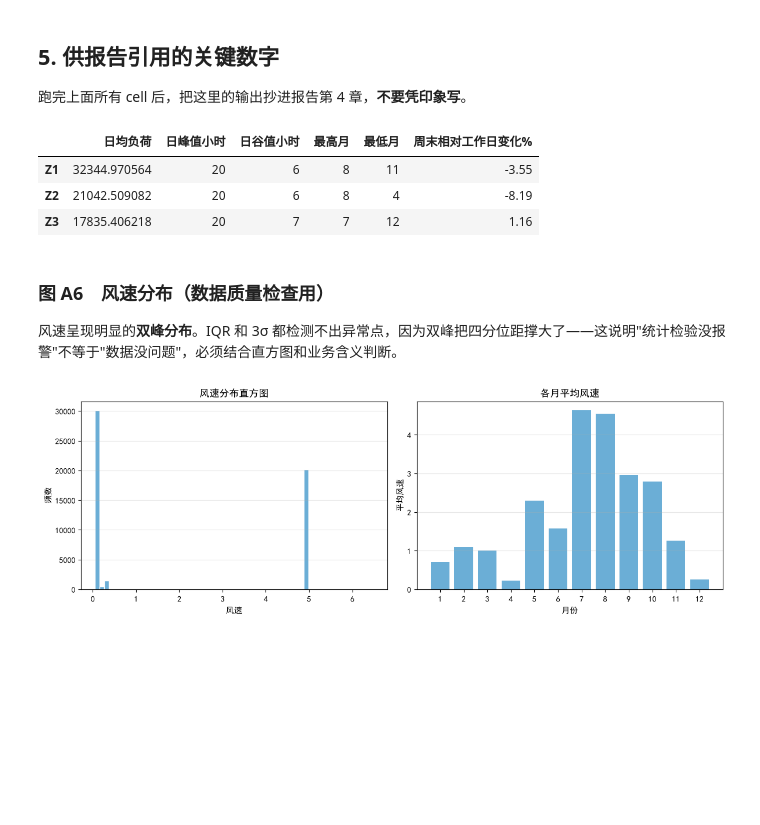
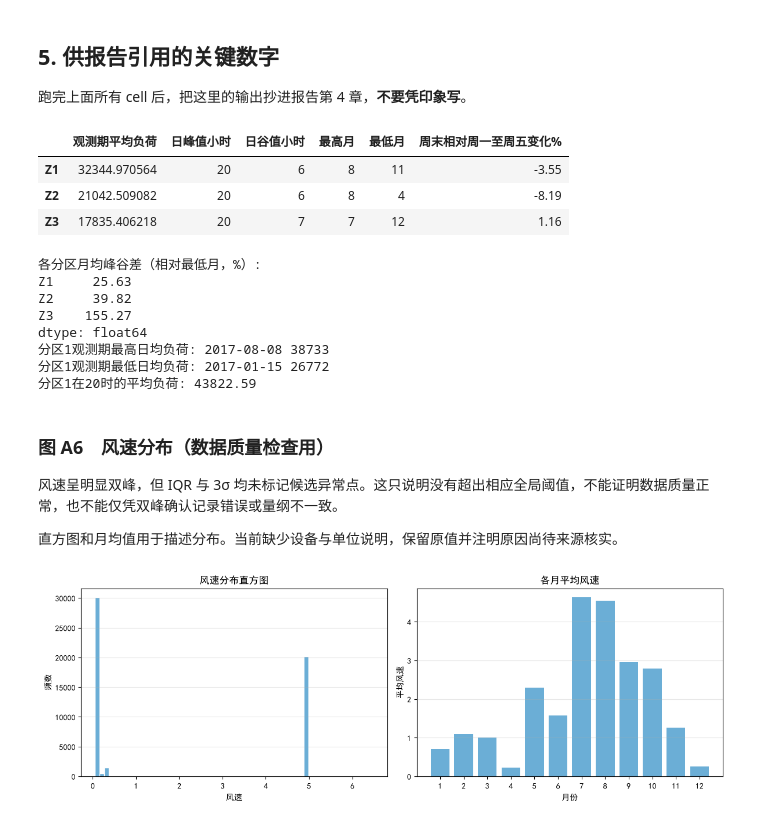
Before and after one commit to zstsyj/City_load, a Jupyter notebook: 01_eda.ipynb, the cells around one changed output. Drawn from its saved outputs; the diff is of its cells as text; code cells hidden in the pictures; blank space fills up the shorter version.

```diff
--- a/01_eda.ipynb
+++ b/01_eda.ipynb
@@ -265,23 +470,38 @@ plt.show()
 跑完上面所有 cell 后，把这里的输出抄进报告第 4 章，**不要凭印象写**。
 # %%
 summary = pd.DataFrame({
-    '日均负荷': work[['Z1', 'Z2', 'Z3']].mean(),
+    '观测期平均负荷': work[['Z1', 'Z2', 'Z3']].mean(),
     '日峰值小时': hourly.idxmax(),
     '日谷值小时': hourly.idxmin(),
     '最高月': monthly.idxmax(),
     '最低月': monthly.idxmin(),
-    '周末相对工作日变化%': ((by_daytype.loc[True] / by_daytype.loc[False] - 1) * 100).round(2),
+    '周末相对周一至周五变化%': ((by_daytype.loc[True] / by_daytype.loc[False] - 1) * 100).round(2),
 })
-summary
+display(summary)
+print('各分区月均峰谷差（相对最低月，%）:')
+print(((monthly.max() / monthly.min() - 1) * 100).round(2))
+print('分区1观测期最高日均负荷:', daily['Z1'].idxmax().date(), round(daily['Z1'].max()))
+print('分区1观测期最低日均负荷:', daily['Z1'].idxmin().date(), round(daily['Z1'].min()))
+print('分区1在20时的平均负荷:', round(hourly.loc[20, 'Z1'], 2))
 # %% [output]
-|  | 日均负荷 | 日峰值小时 | 日谷值小时 | 最高月 | 最低月 | 周末相对工作日变化% |
+|  | 观测期平均负荷 | 日峰值小时 | 日谷值小时 | 最高月 | 最低月 | 周末相对周一至周五变化% |
 | Z1 | 32344.970564 | 20 | 6 | 8 | 11 | -3.55 |
 | Z2 | 21042.509082 | 20 | 6 | 8 | 4 | -8.19 |
 | Z3 | 17835.406218 | 20 | 7 | 7 | 12 | 1.16 |
+各分区月均峰谷差（相对最低月，%）:
+Z1     25.63
+Z2     39.82
+Z3    155.27
+dtype: float64
+分区1观测期最高日均负荷: 2017-08-08 38733
+分区1观测期最低日均负荷: 2017-01-15 26772
+分区1在20时的平均负荷: 43822.59
 # %% [markdown]
 ### 图 A6　风速分布（数据质量检查用）
 
-风速呈现明显的**双峰分布**。IQR 和 3σ 都检测不出异常点，因为双峰把四分位距撑大了——这说明"统计检验没报警"不等于"数据没问题"，必须结合直方图和业务含义判断。
+风速呈明显双峰，但 IQR 与 3σ 均未标记候选异常点。这只说明没有超出相应全局阈值，不能证明数据质量正常，也不能仅凭双峰确认记录错误或量纲不一致。
+
+直方图和月均值用于描述分布。当前缺少设备与单位说明，保留原值并注明原因尚待来源核实。
 # %%
 fig, axes = plt.subplots(1, 2, figsize=(12, 4.2))
 
```
Also changed, not shown: parts of 20 cells of this notebook, 3 other files.
